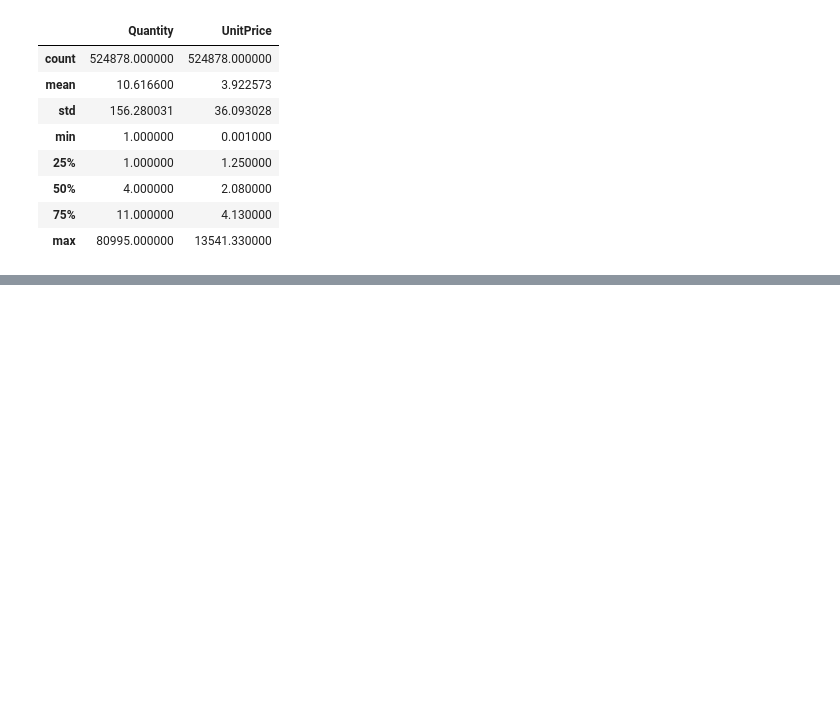
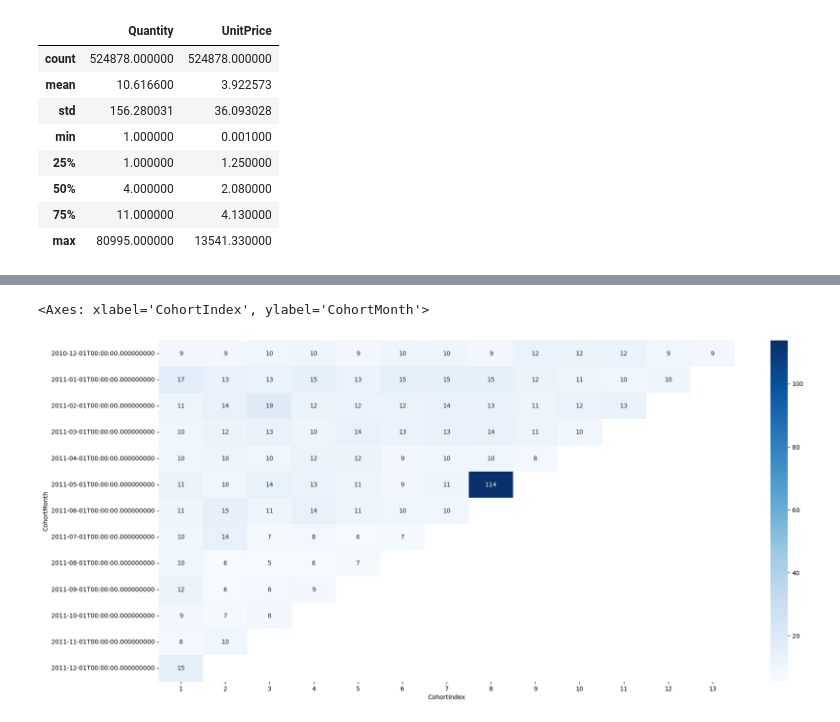
Before and after one commit to sandys-ss/cohort-analysis, a Jupyter notebook: cohort.ipynb, the cells around one changed output, grey strips where cells are left out. Saved outputs shown, nothing was run; the diff lists cells and outputs as text; code cells hidden in the pictures; blank space fills up the shorter version.

```diff
--- a/cohort.ipynb
+++ b/cohort.ipynb
@@ -444,0 +325,6 @@ plt.show()
+# %%
+grouping = retail_df.groupby(['CohortMonth', 'CohortIndex'])
+cohort_data = grouping['Quantity'].mean()
+cohort_data = cohort_data.reset_index()
+average_quantity = cohort_data.pivot(index='CohortMonth', columns='CohortIndex', values='Quantity')
+average_quantity.round(1)
@@ -444,0 +347,6 @@ plt.show()
+# %%
+plt.figure(figsize=(21,10))
+sns.heatmap(average_quantity, annot=True, fmt='.0f', cmap='Blues')
+# %% [output]
+<Axes: xlabel='CohortIndex', ylabel='CohortMonth'>
+[figure, added]
```
Also changed, not shown: parts of 23 cells of this notebook, 16 other files.
